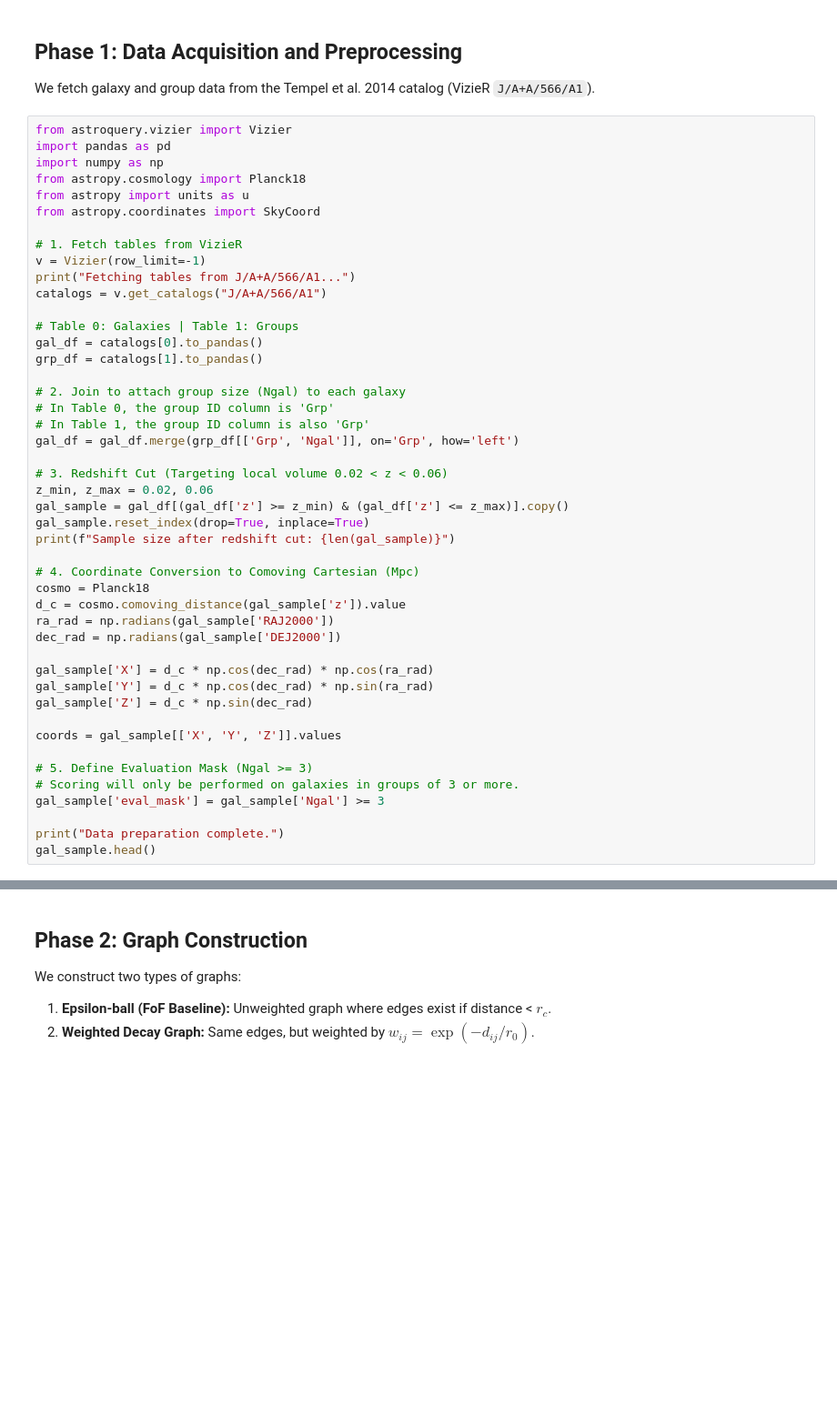
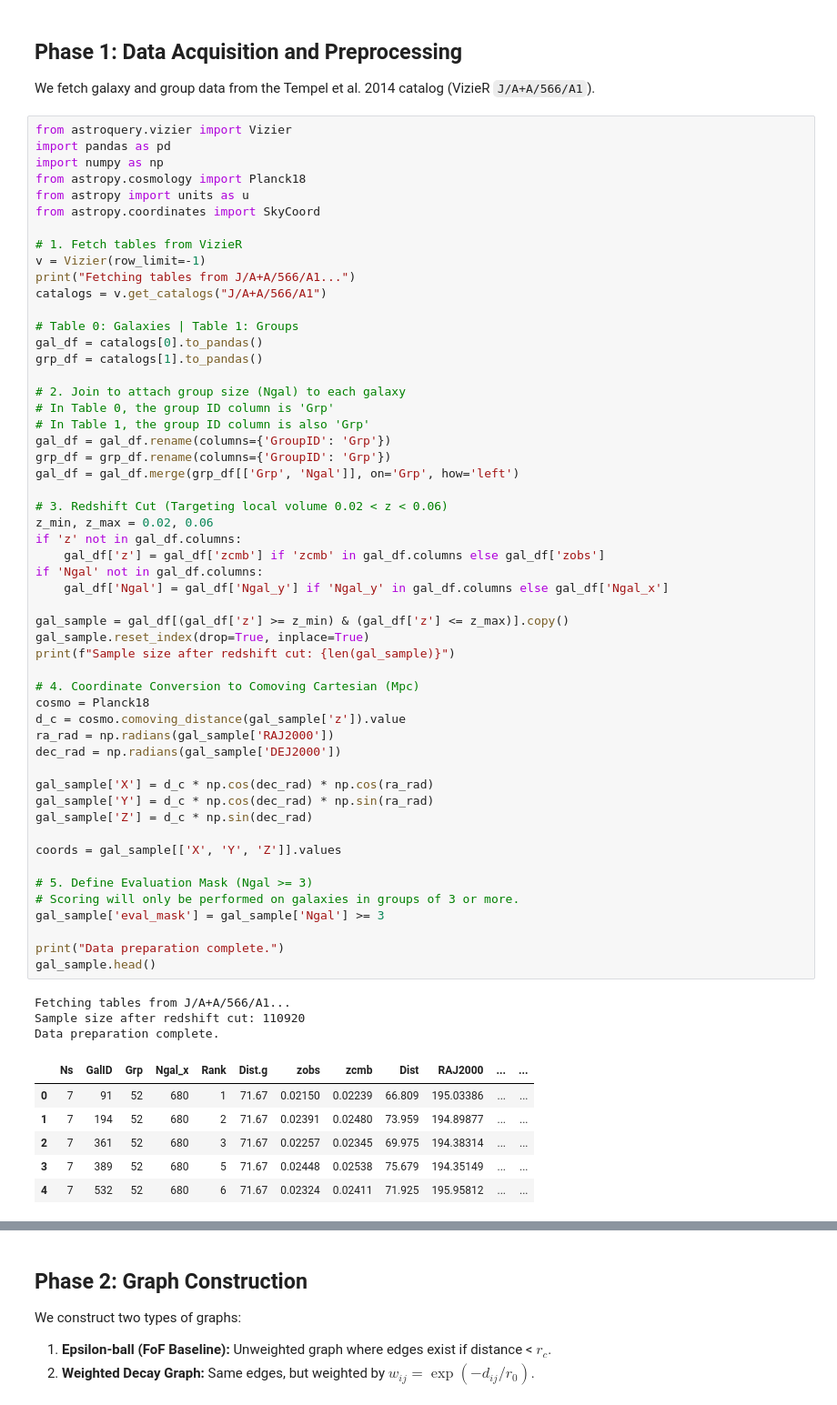
Before and after one commit to M-A-Tbn/CN-project, a Jupyter notebook: unpolished version - in development.ipynb, the cells around one changed output, grey strips where cells are left out. Shown at 91% size. Drawn from its saved outputs; the diff is of its cells as text; blank space fills up the shorter version.

```diff
--- a/unpolished version - in development.ipynb
+++ b/unpolished version - in development.ipynb
@@ -27,30 +27,47 @@ grp_df = catalogs[1].to_pandas()
 
 # 2. Join to attach group size (Ngal) to each galaxy
 # In Table 0, the group ID column is 'Grp'
 # In Table 1, the group ID column is also 'Grp'
+gal_df = gal_df.rename(columns={'GroupID': 'Grp'})
+grp_df = grp_df.rename(columns={'GroupID': 'Grp'})
 gal_df = gal_df.merge(grp_df[['Grp', 'Ngal']], on='Grp', how='left')
 
 # 3. Redshift Cut (Targeting local volume 0.02 < z < 0.06)
 z_min, z_max = 0.02, 0.06
+if 'z' not in gal_df.columns:
+    gal_df['z'] = gal_df['zcmb'] if 'zcmb' in gal_df.columns else gal_df['zobs']
+if 'Ngal' not in gal_df.columns:
+    gal_df['Ngal'] = gal_df['Ngal_y'] if 'Ngal_y' in gal_df.columns else gal_df['Ngal_x']
+
 gal_sample = gal_df[(gal_df['z'] >= z_min) & (gal_df['z'] <= z_max)].copy()
 gal_sample.reset_index(drop=True, inplace=True)
 print(f"Sample size after redshift cut: {len(gal_sample)}")
 
 # 4. Coordinate Conversion to Comoving Cartesian (Mpc)
 cosmo = Planck18
 d_c = cosmo.comoving_distance(gal_sample['z']).value
 ra_rad = np.radians(gal_sample['RAJ2000'])
 dec_rad = np.radians(gal_sample['DEJ2000'])
 
 gal_sample['X'] = d_c * np.cos(dec_rad) * np.cos(ra_rad)
 gal_sample['Y'] = d_c * np.cos(dec_rad) * np.sin(ra_rad)
 gal_sample['Z'] = d_c * np.sin(dec_rad)
 
 coords = gal_sample[['X', 'Y', 'Z']].values
 
 # 5. Define Evaluation Mask (Ngal >= 3)
 # Scoring will only be performed on galaxies in groups of 3 or more.
 gal_sample['eval_mask'] = gal_sample['Ngal'] >= 3
 
 print("Data preparation complete.")
 gal_sample.head()
+# %% [output]
+Fetching tables from J/A+A/566/A1...
+Sample size after redshift cut: 110920
+Data preparation complete.
+|  | Ns | GalID | Grp | Ngal_x | Rank | Dist.g | zobs | zcmb | Dist | RAJ2000 | ... | ... |
+| 0 | 7 | 91 | 52 | 680 | 1 | 71.67 | 0.02150 | 0.02239 | 66.809 | 195.03386 | ... | ... |
+| 1 | 7 | 194 | 52 | 680 | 2 | 71.67 | 0.02391 | 0.02480 | 73.959 | 194.89877 | ... | ... |
+| 2 | 7 | 361 | 52 | 680 | 3 | 71.67 | 0.02257 | 0.02345 | 69.975 | 194.38314 | ... | ... |
+| 3 | 7 | 389 | 52 | 680 | 5 | 71.67 | 0.02448 | 0.02538 | 75.679 | 194.35149 | ... | ... |
+| 4 | 7 | 532 | 52 | 680 | 6 | 71.67 | 0.02324 | 0.02411 | 71.925 | 195.95812 | ... | ... |
```
Also changed, not shown: parts of 8 cells of this notebook, 1 other file.
